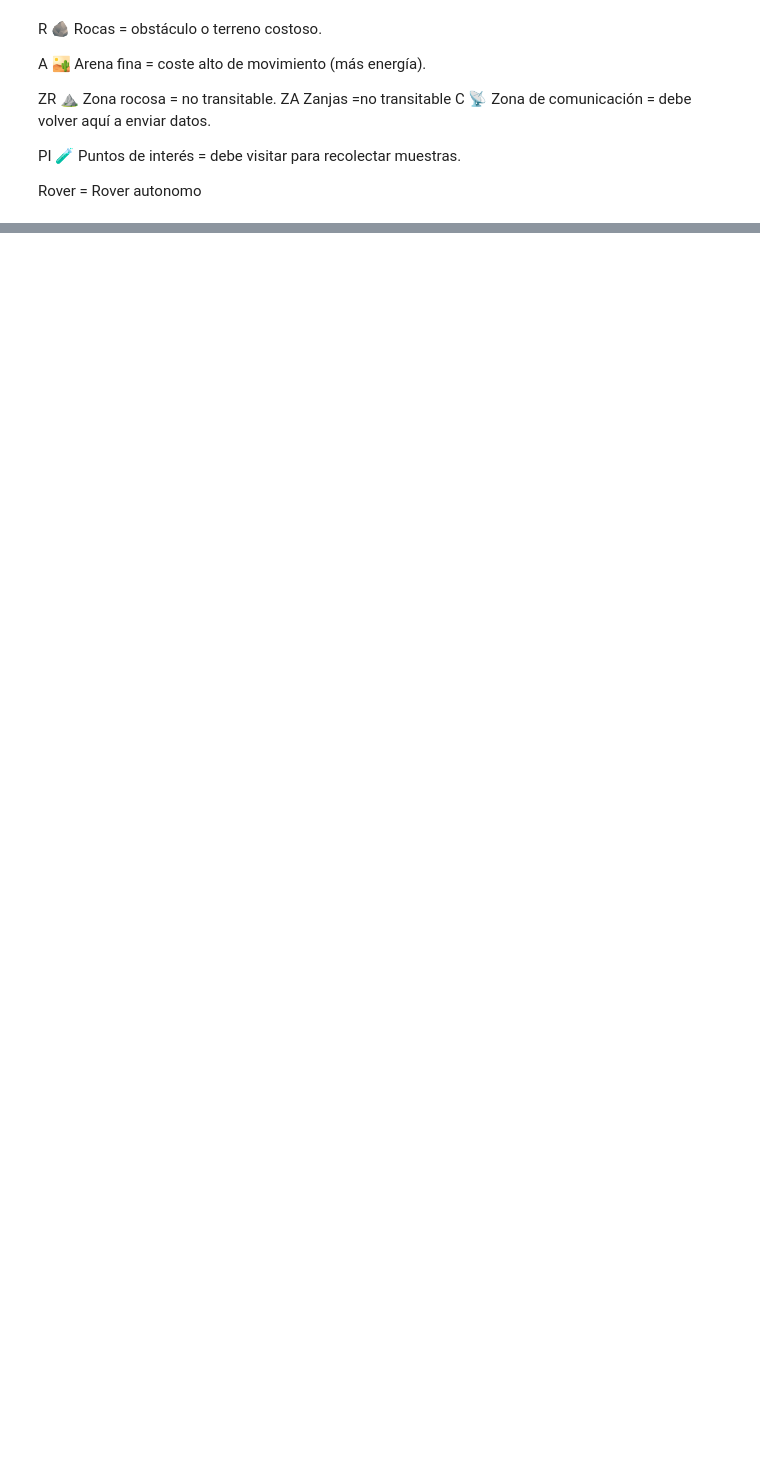
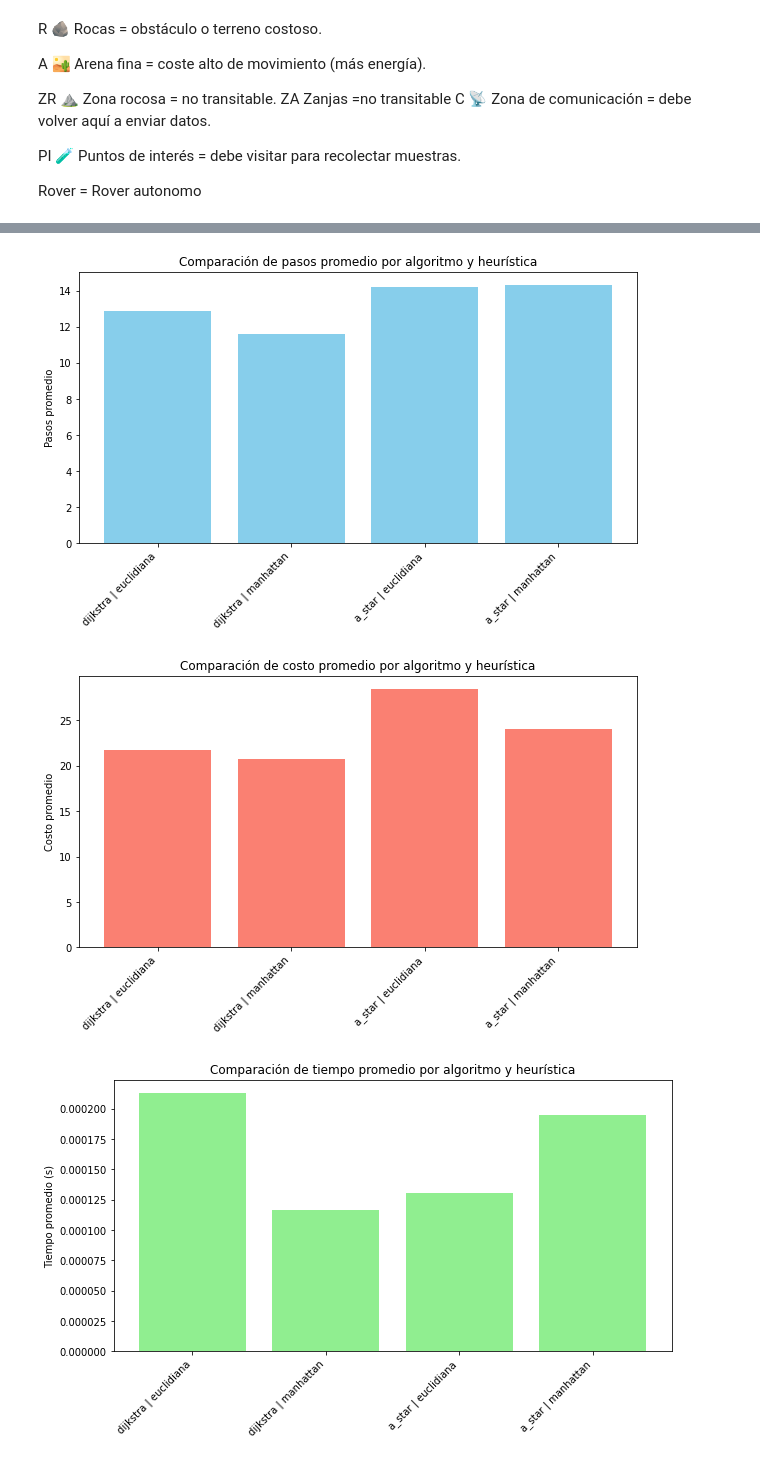
Before and after one commit to Jennyfer2004/autonomous-_martian_terrain_rover, a Jupyter notebook: rover.ipynb, the cells around one changed output, grey strips where cells are left out. Drawn from its saved outputs; the diff is of its cells as text; code cells hidden in the pictures; blank space fills up the shorter version.

```diff
--- a/rover.ipynb
+++ b/rover.ipynb
@@ -176,0 +375,36 @@ Rover recargado en la base.
+# %%
+import matplotlib.pyplot as plt
+
+# Extraer datos
+alg_heu = [f"{r['algoritmo']} | {r['heuristica']}" for r in resultados]
+prom_pasos = [r['promedio_pasos'] for r in resultados]
+prom_costo = [r['promedio_costo'] for r in resultados]
+prom_tiempo = [r['promedio_tiempo'] for r in resultados]
+
+# Gráfico de pasos promedio
+plt.figure(figsize=(10,5))
+plt.bar(alg_heu, prom_pasos, color='skyblue')
+plt.ylabel('Pasos promedio')
+plt.xticks(rotation=45, ha='right')
+plt.title('Comparación de pasos promedio por algoritmo y heurística')
+plt.show()
+
+# Gráfico de costo promedio
+plt.figure(figsize=(10,5))
+plt.bar(alg_heu, prom_costo, color='salmon')
+plt.ylabel('Costo promedio')
+plt.xticks(rotation=45, ha='right')
+plt.title('Comparación de costo promedio por algoritmo y heurística')
+plt.show()
+
+# Gráfico de tiempo promedio
+plt.figure(figsize=(10,5))
+plt.bar(alg_heu, prom_tiempo, color='lightgreen')
+plt.ylabel('Tiempo promedio (s)')
+plt.xticks(rotation=45, ha='right')
+plt.title('Comparación de tiempo promedio por algoritmo y heurística')
+plt.show()
+# %% [output]
+[figure, added]
+[figure, added]
+[figure, added]
```
Also changed, not shown: parts of 16 cells of this notebook.
